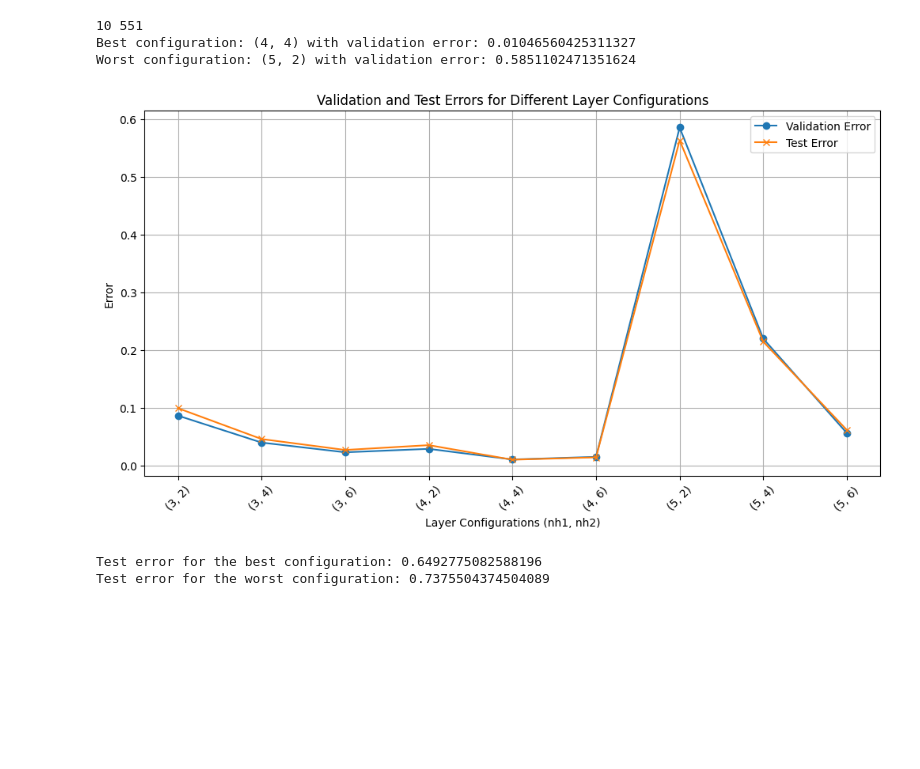
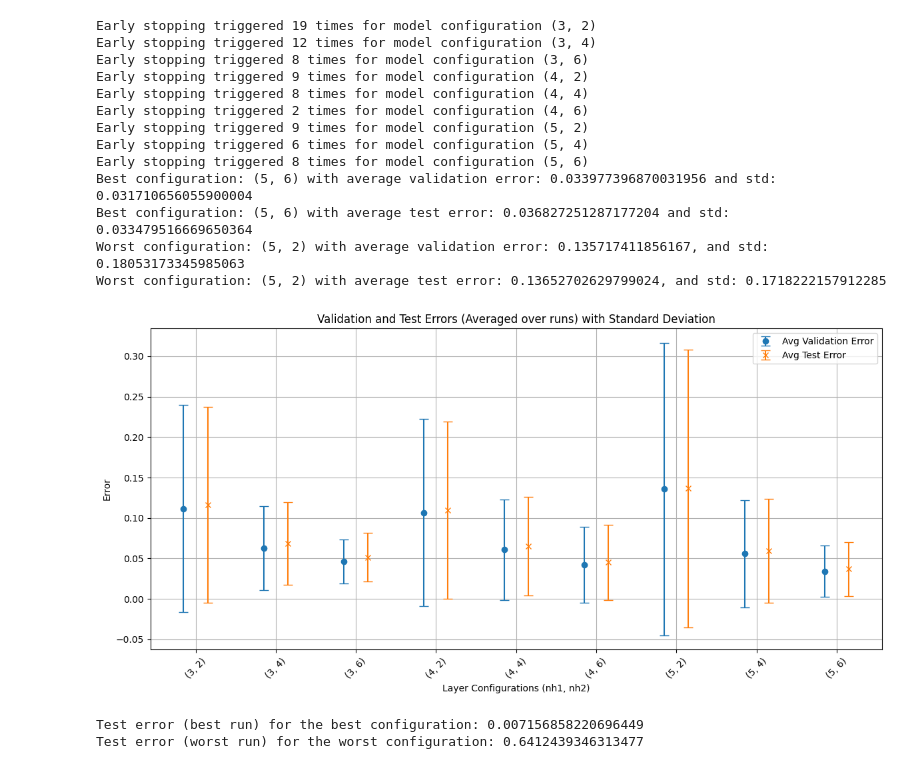
Before and after one commit to haya-hyh/ANN, a Jupyter notebook: lab1b/lab1b_part2.ipynb, the cells around one changed output. Saved outputs shown, nothing was run; the diff lists cells and outputs as text; code cells hidden in the pictures; blank space fills up the shorter version.

```diff
--- a/lab1b/lab1b_part2.ipynb
+++ b/lab1b/lab1b_part2.ipynb
@@ -176,12 +273,22 @@ def train_and_evaluate(train, val, test, layer_configurations, early_stopping =
 # %%
 layer_configurations = [(i, y) for i in [3, 4, 5] for y in [2, 4, 6]]
 
-best_config, worst_config, best_model, worst_model = train_and_evaluate(train, val, test, layer_configurations)
+best_config, worst_config, best_model, worst_model = train_and_evaluate(train, val, test, layer_configurations, runs=100)
 # %% [output]
-10 551
-Best configuration: (4, 4) with validation error: 0.01046560425311327
-Worst configuration: (5, 2) with validation error: 0.5851102471351624
+Early stopping triggered 19 times for model configuration (3, 2)
+Early stopping triggered 12 times for model configuration (3, 4)
+Early stopping triggered 8 times for model configuration (3, 6)
+Early stopping triggered 9 times for model configuration (4, 2)
+Early stopping triggered 8 times for model configuration (4, 4)
+Early stopping triggered 2 times for model configuration (4, 6)
+Early stopping triggered 9 times for model configuration (5, 2)
+Early stopping triggered 6 times for model configuration (5, 4)
+Early stopping triggered 8 times for model configuration (5, 6)
+Best configuration: (5, 6) with average validation error: 0.033977396870031956 and std: 0.031710656055900004
+Best configuration: (5, 6) with average test error: 0.036827251287177204 and std: 0.033479516669650364
+Worst configuration: (5, 2) with average validation error: 0.135717411856167, and std: 0.18053173345985063
+Worst configuration: (5, 2) with average test error: 0.13652702629799024, and std: 0.1718222157912285
-[figure, old version]
+[figure, new version]
-Test error for the best configuration: 0.6492775082588196
-Test error for the worst configuration: 0.7375504374504089
+Test error (best run) for the best configuration: 0.007156858220696449
+Test error (worst run) for the worst configuration: 0.6412439346313477
 # %%
```
Also changed, not shown: parts of 3 cells of this notebook, 1 other file.
